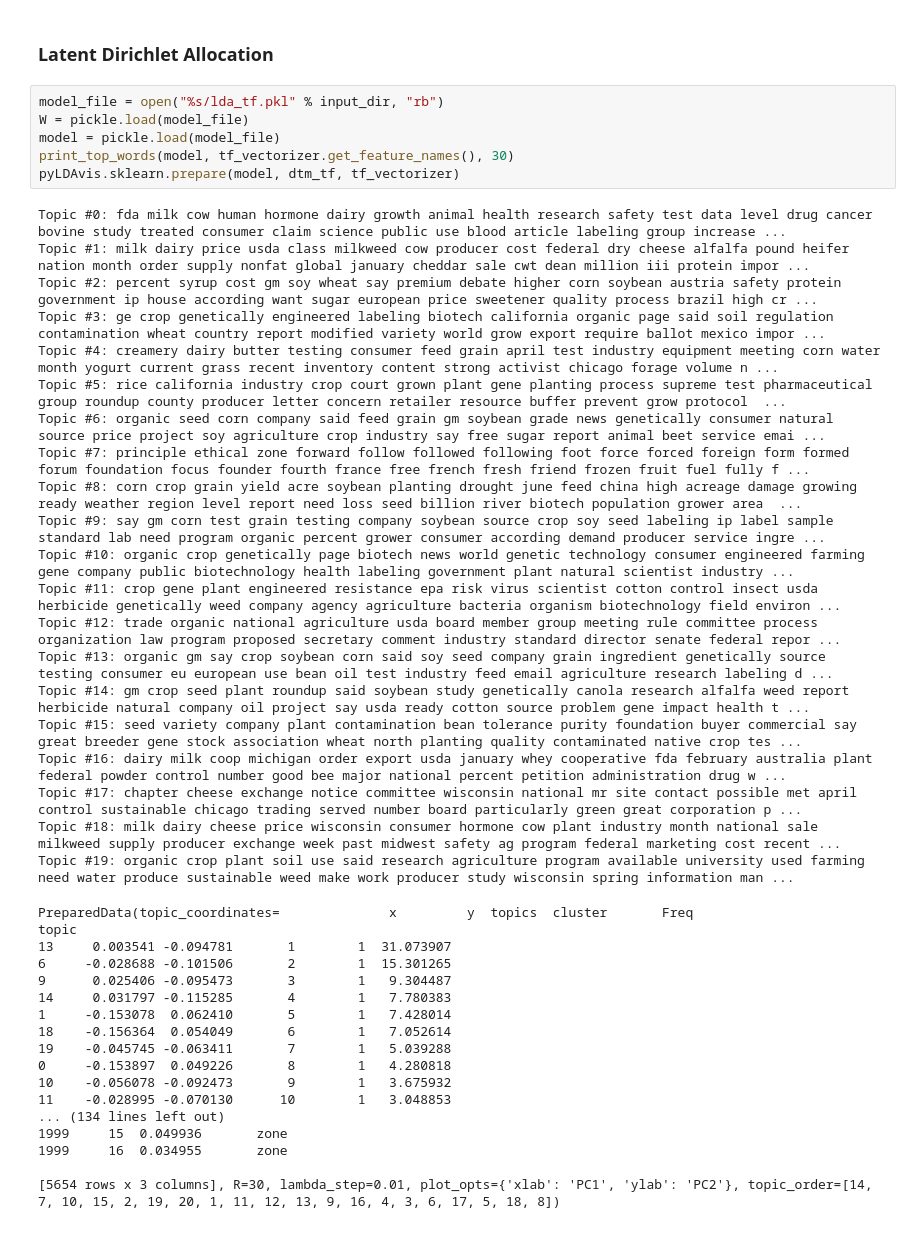
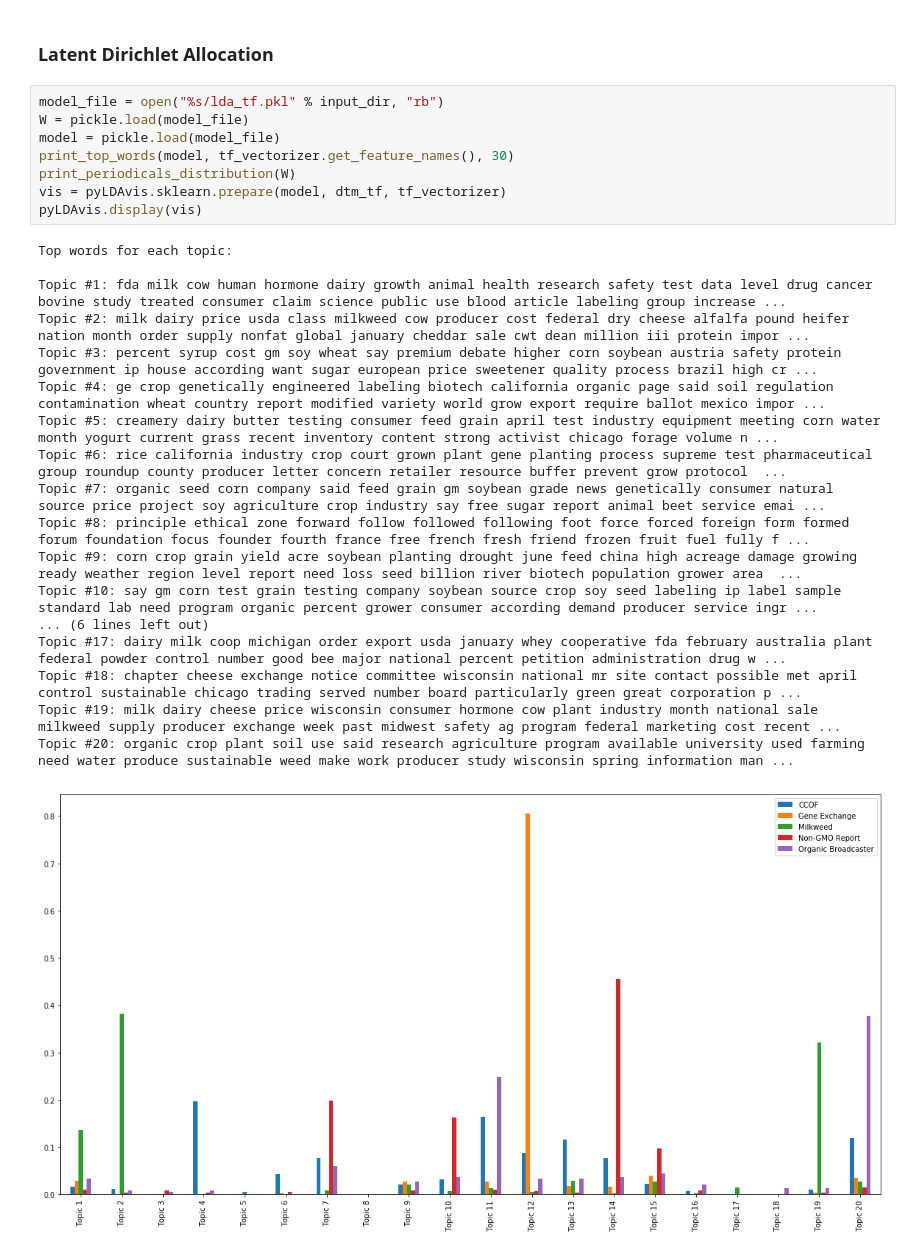
Before and after one commit to cloudbopper/periodicals-analysis, a Jupyter notebook: notebooks/topic_modeling.ipynb, the cells around one changed output. Saved outputs shown, nothing was run; the diff lists cells and outputs as text.

```diff
--- a/notebooks/topic_modeling.ipynb
+++ b/notebooks/topic_modeling.ipynb
@@ -134,44 +141,27 @@ topic
 # %%
 model_file = open("%s/lda_tf.pkl" % input_dir, "rb")
 W = pickle.load(model_file)
 model = pickle.load(model_file)
 print_top_words(model, tf_vectorizer.get_feature_names(), 30)
-pyLDAvis.sklearn.prepare(model, dtm_tf, tf_vectorizer)
+print_periodicals_distribution(W)
+vis = pyLDAvis.sklearn.prepare(model, dtm_tf, tf_vectorizer)
+pyLDAvis.display(vis)
 # %% [output]
-Topic #0: fda milk cow human hormone dairy growth animal health research safety test data level drug cancer bovine study treated consumer claim science public use blood article labeling group increase ...
-Topic #1: milk dairy price usda class milkweed cow producer cost federal dry cheese alfalfa pound heifer nation month order supply nonfat global january cheddar sale cwt dean million iii protein impor ...
-Topic #2: percent syrup cost gm soy wheat say premium debate higher corn soybean austria safety protein government ip house according want sugar european price sweetener quality process brazil high cr ...
-Topic #3: ge crop genetically engineered labeling biotech california organic page said soil regulation contamination wheat country report modified variety world grow export require ballot mexico impor ...
-Topic #4: creamery dairy butter testing consumer feed grain april test industry equipment meeting corn water month yogurt current grass recent inventory content strong activist chicago forage volume n ...
-Topic #5: rice california industry crop court grown plant gene planting process supreme test pharmaceutical group roundup county producer letter concern retailer resource buffer prevent grow protocol  ...
-Topic #6: organic seed corn company said feed grain gm soybean grade news genetically consumer natural source price project soy agriculture crop industry say free sugar report animal beet service emai ...
-Topic #7: principle ethical zone forward follow followed following foot force forced foreign form formed forum foundation focus founder fourth france free french fresh friend frozen fruit fuel fully f ...
-Topic #8: corn crop grain yield acre soybean planting drought june feed china high acreage damage growing ready weather region level report need loss seed billion river biotech population grower area  ...
-Topic #9: say gm corn test grain testing company soybean source crop soy seed labeling ip label sample standard lab need program organic percent grower consumer according demand producer service ingre ...
-Topic #10: organic crop genetically page biotech news world genetic technology consumer engineered farming gene company public biotechnology health labeling government plant natural scientist industry ...
-Topic #11: crop gene plant engineered resistance epa risk virus scientist cotton control insect usda herbicide genetically weed company agency agriculture bacteria organism biotechnology field environ ...
-Topic #12: trade organic national agriculture usda board member group meeting rule committee process organization law program proposed secretary comment industry standard director senate federal repor ...
-Topic #13: organic gm say crop soybean corn said soy seed company grain ingredient genetically source testing consumer eu european use bean oil test industry feed email agriculture research labeling d ...
-Topic #14: gm crop seed plant roundup said soybean study genetically canola research alfalfa weed report herbicide natural company oil project say usda ready cotton source problem gene impact health t ...
-Topic #15: seed variety company plant contamination bean tolerance purity foundation buyer commercial say great breeder gene stock association wheat north planting quality contaminated native crop tes ...
-Topic #16: dairy milk coop michigan order export usda january whey cooperative fda february australia plant federal powder control number good bee major national percent petition administration drug w ...
-Topic #17: chapter cheese exchange notice committee wisconsin national mr site contact possible met april control sustainable chicago trading served number board particularly green great corporation p ...
-Topic #18: milk dairy cheese price wisconsin consumer hormone cow plant industry month national sale milkweed supply producer exchange week past midwest safety ag program federal marketing cost recent ...
-Topic #19: organic crop plant soil use said research agriculture program available university used farming need water produce sustainable weed make work producer study wisconsin spring information man ...
+Top words for each topic:
+
+Topic #1: fda milk cow human hormone dairy growth animal health research safety test data level drug cancer bovine study treated consumer claim science public use blood article labeling group increase ...
+Topic #2: milk dairy price usda class milkweed cow producer cost federal dry cheese alfalfa pound heifer nation month order supply nonfat global january cheddar sale cwt dean million iii protein impor ...
+Topic #3: percent syrup cost gm soy wheat say premium debate higher corn soybean austria safety protein government ip house according want sugar european price sweetener quality process brazil high cr ...
+Topic #4: ge crop genetically engineered labeling biotech california organic page said soil regulation contamination wheat country report modified variety world grow export require ballot mexico impor ...
+Topic #5: creamery dairy butter testing consumer feed grain april test industry equipment meeting corn water month yogurt current grass recent inventory content strong activist chicago forage volume n ...
+Topic #6: rice california industry crop court grown plant gene planting process supreme test pharmaceutical group roundup county producer letter concern retailer resource buffer prevent grow protocol  ...
+Topic #7: organic seed corn company said feed grain gm soybean grade news genetically consumer natural source price project soy agriculture crop industry say free sugar report animal beet service emai ...
+Topic #8: principle ethical zone forward follow followed following foot force forced foreign form formed forum foundation focus founder fourth france free french fresh friend frozen fruit fuel fully f ...
+Topic #9: corn crop grain yield acre soybean planting drought june feed china high acreage damage growing ready weather region level report need loss seed billion river biotech population grower area  ...
+Topic #10: say gm corn test grain testing company soybean source crop soy seed labeling ip label sample standard lab need program organic percent grower consumer according demand producer service ingr ...
+... (6 lines left out)
+Topic #17: dairy milk coop michigan order export usda january whey cooperative fda february australia plant federal powder control number good bee major national percent petition administration drug w ...
+Topic #18: chapter cheese exchange notice committee wisconsin national mr site contact possible met april control sustainable chicago trading served number board particularly green great corporation p ...
+Topic #19: milk dairy cheese price wisconsin consumer hormone cow plant industry month national sale milkweed supply producer exchange week past midwest safety ag program federal marketing cost recent ...
+Topic #20: organic crop plant soil use said research agriculture program available university used farming need water produce sustainable weed make work producer study wisconsin spring information man ...
-PreparedData(topic_coordinates=              x         y  topics  cluster       Freq
-topic
-13     0.003541 -0.094781       1        1  31.073907
-6     -0.028688 -0.101506       2        1  15.301265
-9      0.025406 -0.095473       3        1   9.304487
-14     0.031797 -0.115285       4        1   7.780383
-1     -0.153078  0.062410       5        1   7.428014
-18    -0.156364  0.054049       6        1   7.052614
-19    -0.045745 -0.063411       7        1   5.039288
-0     -0.153897  0.049226       8        1   4.280818
-10    -0.056078 -0.092473       9        1   3.675932
-11    -0.028995 -0.070130      10        1   3.048853
-... (134 lines left out)
-1999     15  0.049936       zone
-1999     16  0.034955       zone
-
-[5654 rows x 3 columns], R=30, lambda_step=0.01, plot_opts={'xlab': 'PC1', 'ylab': 'PC2'}, topic_order=[14, 7, 10, 15, 2, 19, 20, 1, 11, 12, 13, 9, 16, 4, 3, 6, 17, 5, 18, 8])
+[figure, added]
```
Also changed, not shown: parts of 12 cells of this notebook.
